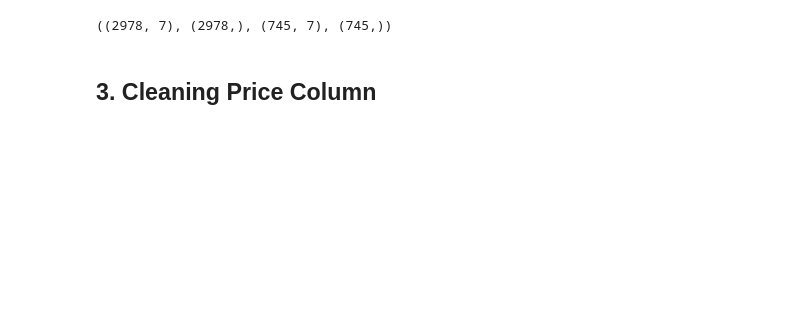
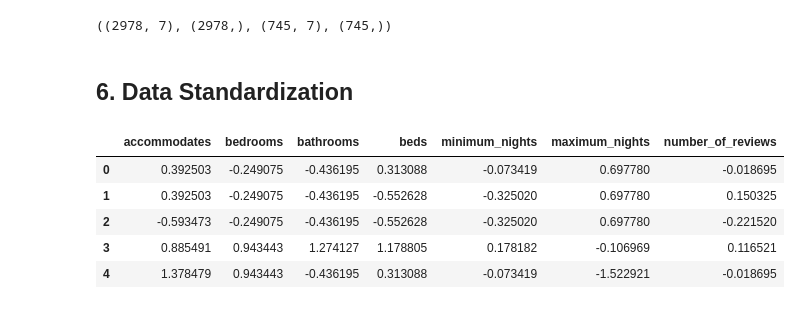
Before and after one commit to harera3/ML_Blueprints, a Jupyter notebook: 02_Evaluating_Model_performance.ipynb, the cells around one changed output. Cells and saved outputs as stored; diff of their text form; code cells hidden in the pictures; blank space fills up the shorter version.

```diff
--- a/02_Evaluating_Model_performance.ipynb
+++ b/02_Evaluating_Model_performance.ipynb
@@ -190,2 +183,19 @@ dc.dtypes
-# %% [markdown]
-## 3. Cleaning Price Column
+# %% [markdown]
+## 6. Data Standardization
+# %%
+from sklearn.preprocessing import StandardScaler
+
+scaler = StandardScaler()
+X_train_scaled = scaler.fit_transform(X_train)
+X_test_scaled = scaler.transform(X_test)
+
+X_train = pd.DataFrame(X_train_scaled)
+X_train.columns = X_cols
+X_train.head()
+# %% [output]
+|  | accommodates | bedrooms | bathrooms | beds | minimum_nights | maximum_nights | number_of_reviews |
+| 0 | 0.392503 | -0.249075 | -0.436195 | 0.313088 | -0.073419 | 0.697780 | -0.018695 |
+| 1 | 0.392503 | -0.249075 | -0.436195 | -0.552628 | -0.325020 | 0.697780 | 0.150325 |
+| 2 | -0.593473 | -0.249075 | -0.436195 | -0.552628 | -0.325020 | 0.697780 | -0.221520 |
+| 3 | 0.885491 | 0.943443 | 1.274127 | 1.178805 | 0.178182 | -0.106969 | 0.116521 |
+| 4 | 1.378479 | 0.943443 | -0.436195 | 0.313088 | -0.073419 | -1.522921 | -0.018695 |
```
Also changed, not shown: parts of 24 cells of this notebook.
